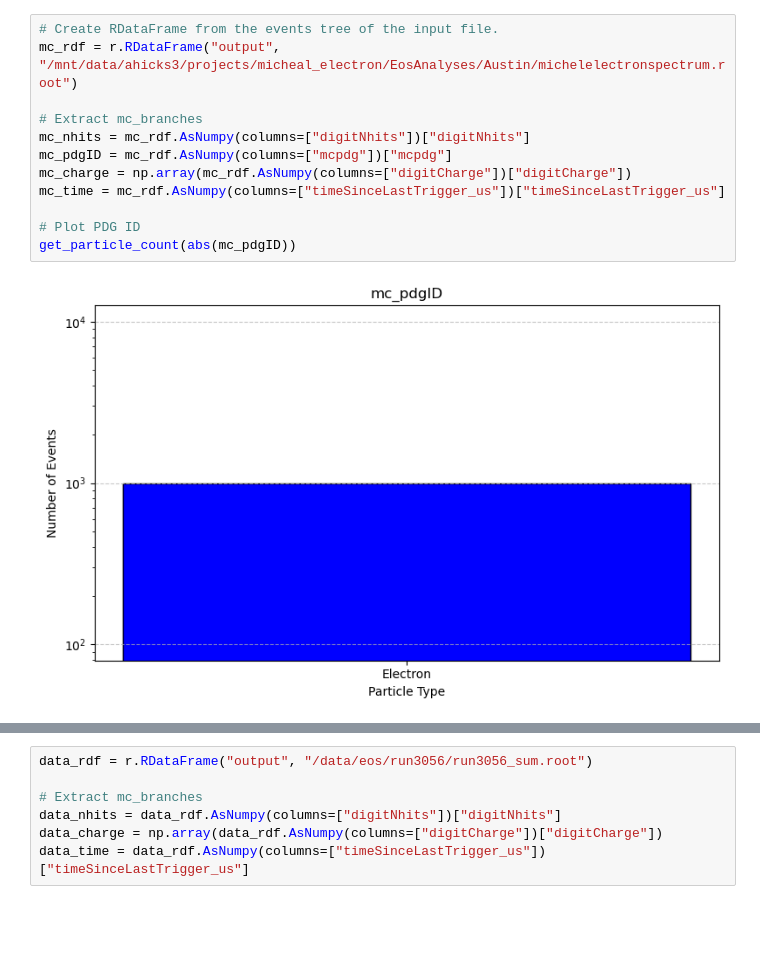
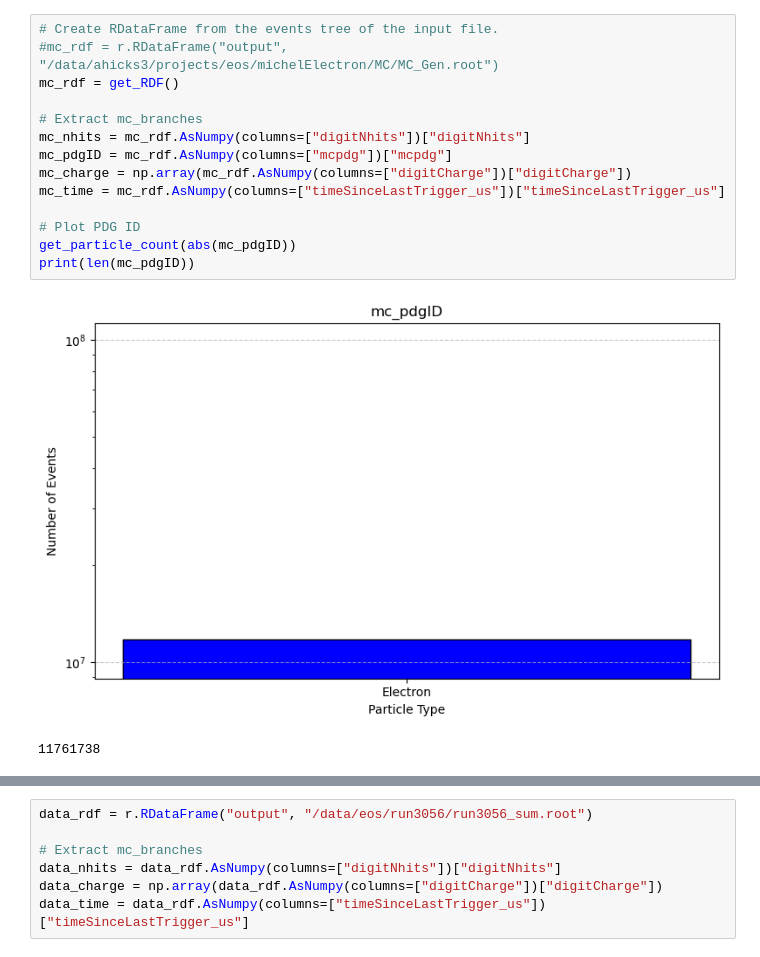
Before and after one commit to wtoslac/EosAnalyses, a Jupyter notebook: Austin/micheal_electron_analysis.ipynb, the cells around one changed output, grey strips where cells are left out. Cells and saved outputs as stored; diff of their text form; blank space fills up the shorter version.

```diff
--- a/Austin/micheal_electron_analysis.ipynb
+++ b/Austin/micheal_electron_analysis.ipynb
@@ -271,17 +342,20 @@ def get_mask(data, range, isDouble=False, makeDoubleMask=False):
 # %%
 # Create RDataFrame from the events tree of the input file.
-mc_rdf = r.RDataFrame("output", "/mnt/data/ahicks3/projects/micheal_electron/EosAnalyses/Austin/michelelectronspectrum.root")
+#mc_rdf = r.RDataFrame("output", "/data/ahicks3/projects/eos/michelElectron/MC/MC_Gen.root")
+mc_rdf = get_RDF()
 
 # Extract mc_branches
 mc_nhits = mc_rdf.AsNumpy(columns=["digitNhits"])["digitNhits"]
 mc_pdgID = mc_rdf.AsNumpy(columns=["mcpdg"])["mcpdg"]
 mc_charge = np.array(mc_rdf.AsNumpy(columns=["digitCharge"])["digitCharge"])
 mc_time = mc_rdf.AsNumpy(columns=["timeSinceLastTrigger_us"])["timeSinceLastTrigger_us"]
 
 # Plot PDG ID
 get_particle_count(abs(mc_pdgID))
+print(len(mc_pdgID))
 # %% [output]
-[figure, old version]
+[figure, new version]
+11761738
 # %%
 def guass(x,a,b,c):
     return a*np.exp(-( ((x-b)**2)/(c**2)))
```
Also changed, not shown: parts of 16 cells of this notebook.
